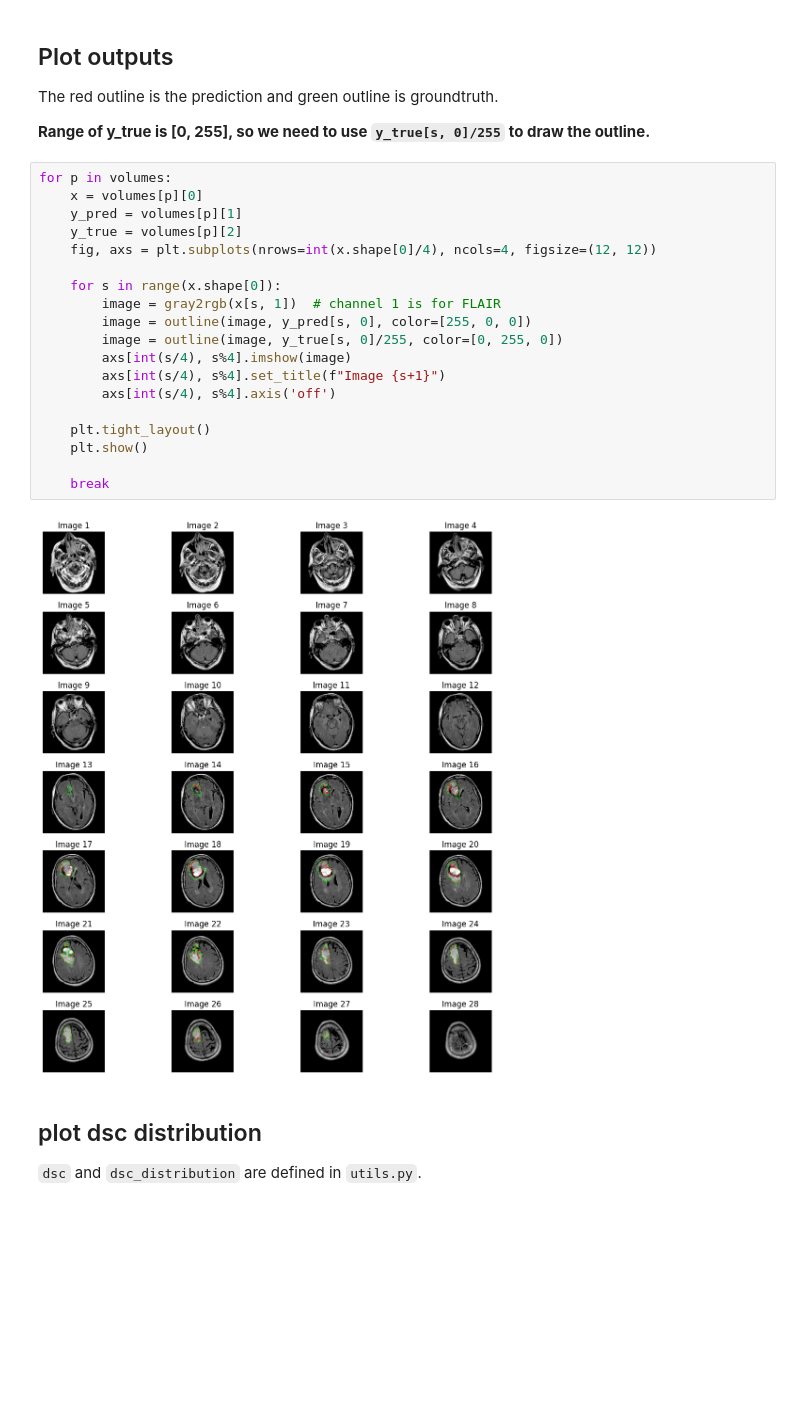
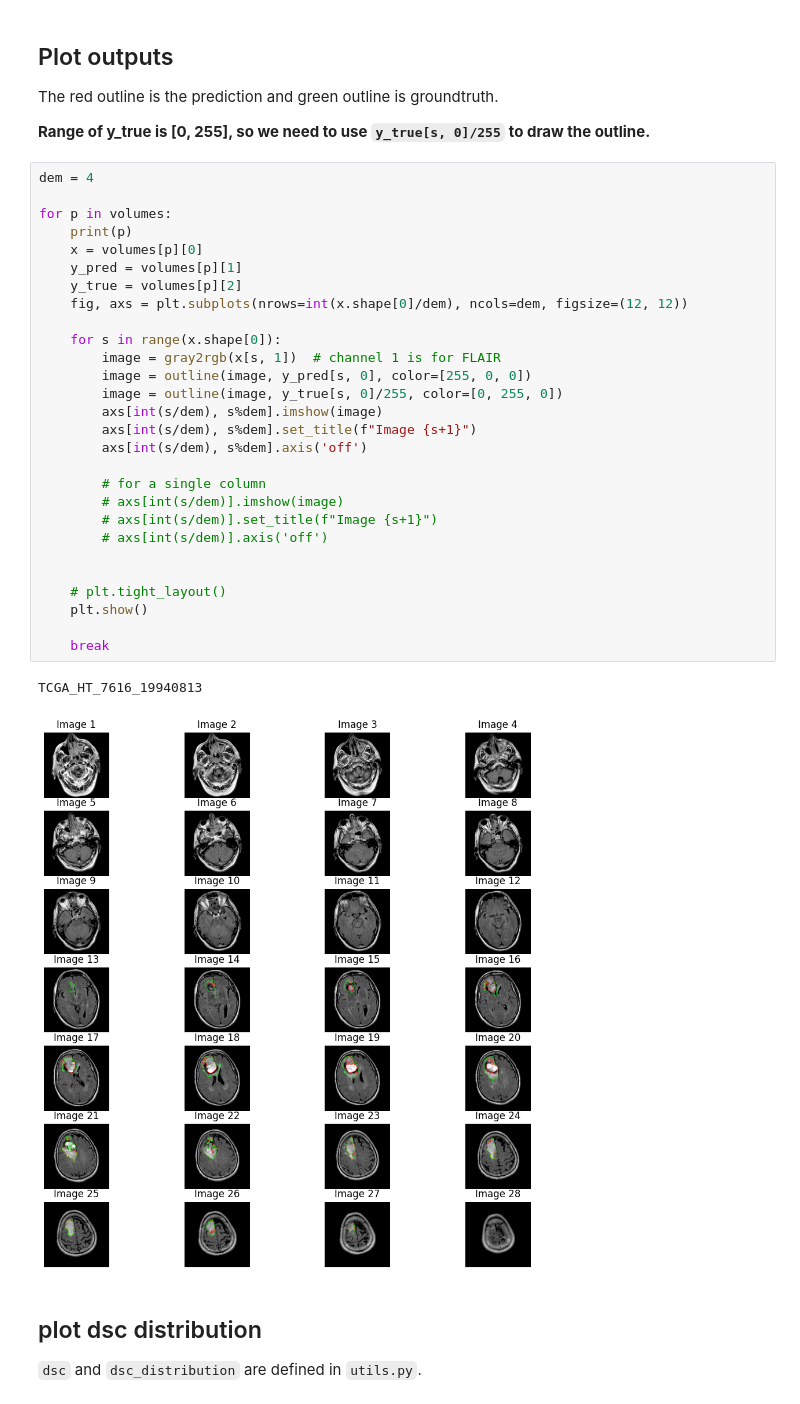
Before and after one commit to Jn-Huang/545_project_brain_segmentation, a Jupyter notebook: notebooks/data_pipeline.ipynb, the cells around one changed output. Saved outputs shown, nothing was run; the diff lists cells and outputs as text; blank space fills up the shorter version.

```diff
--- a/notebooks/data_pipeline.ipynb
+++ b/notebooks/data_pipeline.ipynb
@@ -142,26 +142,36 @@ The red outline is the prediction and green outline is groundtruth.
 
 **Range of y_true is [0, 255], so we need to use `y_true[s, 0]/255` to draw the outline.**
 # %%
+dem = 4
+
 for p in volumes:
+    print(p)
     x = volumes[p][0]
     y_pred = volumes[p][1]
     y_true = volumes[p][2]
-    fig, axs = plt.subplots(nrows=int(x.shape[0]/4), ncols=4, figsize=(12, 12))
+    fig, axs = plt.subplots(nrows=int(x.shape[0]/dem), ncols=dem, figsize=(12, 12))
 
     for s in range(x.shape[0]):
         image = gray2rgb(x[s, 1])  # channel 1 is for FLAIR
         image = outline(image, y_pred[s, 0], color=[255, 0, 0])
         image = outline(image, y_true[s, 0]/255, color=[0, 255, 0])
-        axs[int(s/4), s%4].imshow(image)
-        axs[int(s/4), s%4].set_title(f"Image {s+1}")
-        axs[int(s/4), s%4].axis('off')
+        axs[int(s/dem), s%dem].imshow(image)
+        axs[int(s/dem), s%dem].set_title(f"Image {s+1}")
+        axs[int(s/dem), s%dem].axis('off')
 
-    plt.tight_layout()
+        # for a single column
+        # axs[int(s/dem)].imshow(image)
+        # axs[int(s/dem)].set_title(f"Image {s+1}")
+        # axs[int(s/dem)].axis('off')
+
+
+    # plt.tight_layout()
     plt.show()
 
     break
 # %% [output]
+TCGA_HT_7616_19940813
-[figure, old version]
+[figure, new version]
 # %% [markdown]
 ## plot dsc distribution
 
```
Also changed, not shown: 14 other files.
